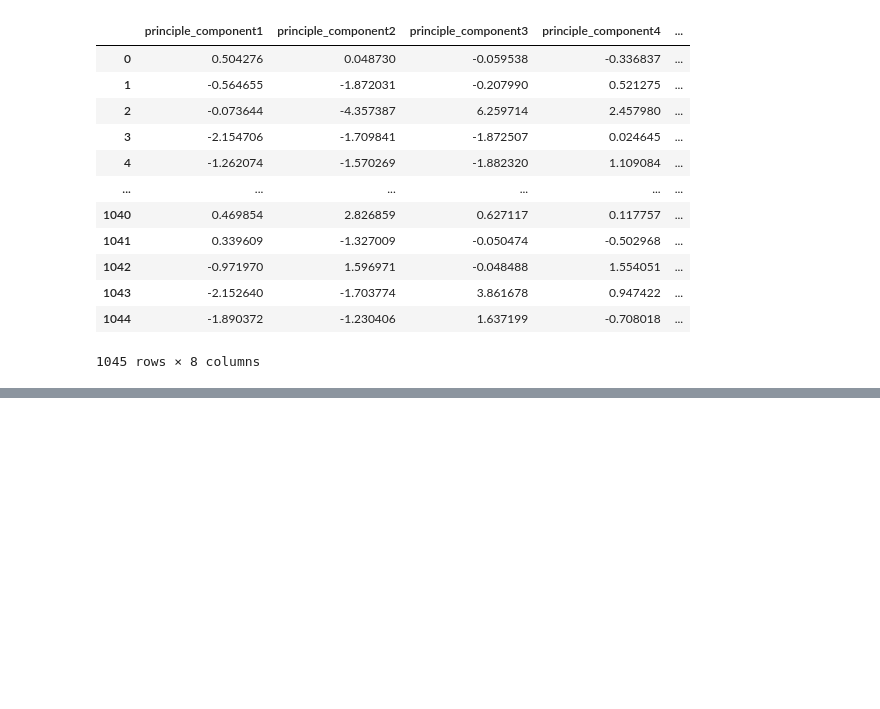
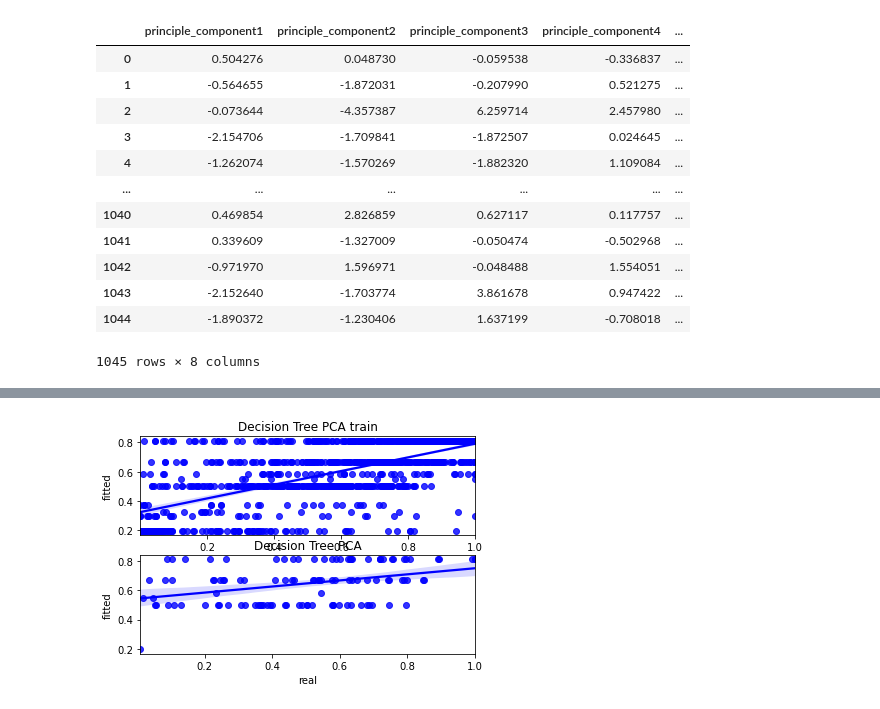
Before and after one commit to Sirsmokealot420/ADC_Case_Study, a Jupyter notebook: Feature_Engineering.ipynb, the cells around one changed output, grey strips where cells are left out. Cells and saved outputs as stored; diff of their text form; code cells hidden in the pictures; blank space fills up the shorter version.

```diff
--- a/Feature_Engineering.ipynb
+++ b/Feature_Engineering.ipynb
@@ -353,0 +407,17 @@ PCA_test
+# %%
+plt.subplot(211)
+sns.regplot(y_train, y_pred_dt_pca_train, color='blue')
+plt.xlabel('real')
+plt.ylabel('fitted')
+plt.title('Decision Tree PCA train')
+
+plt.subplot(212)
+sns.regplot(y_test, y_pred_dt_pca, color='blue')
+plt.xlabel('real')
+plt.ylabel('fitted')
+plt.title('Decision Tree PCA')
+
+
+plt.show()
+# %% [output]
+[figure, added]
```
Also changed, not shown: parts of 27 cells of this notebook.
